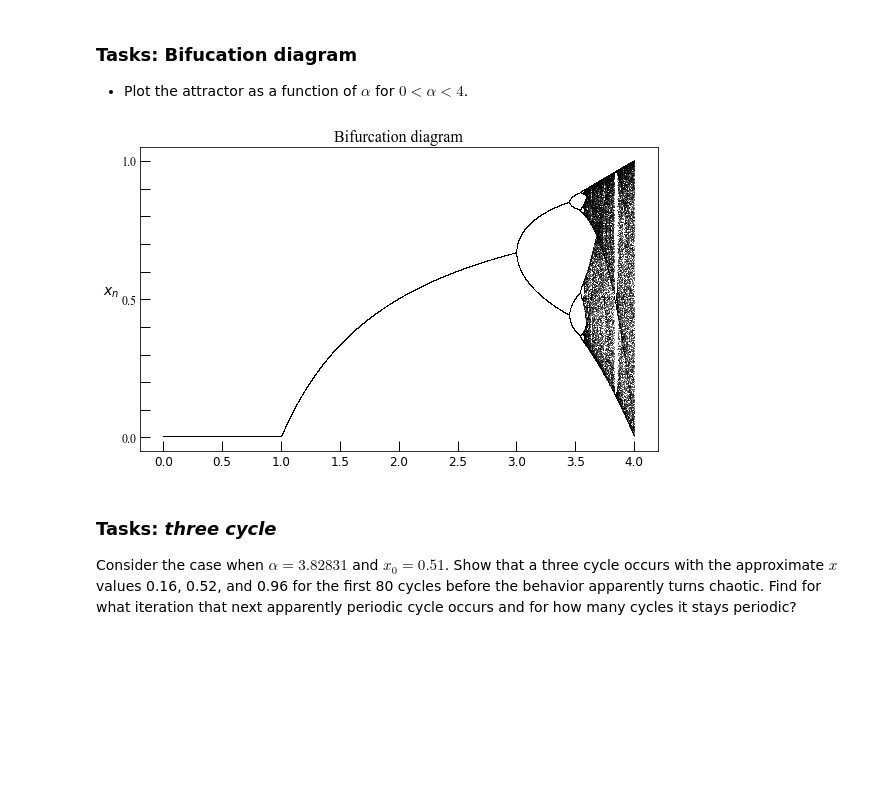
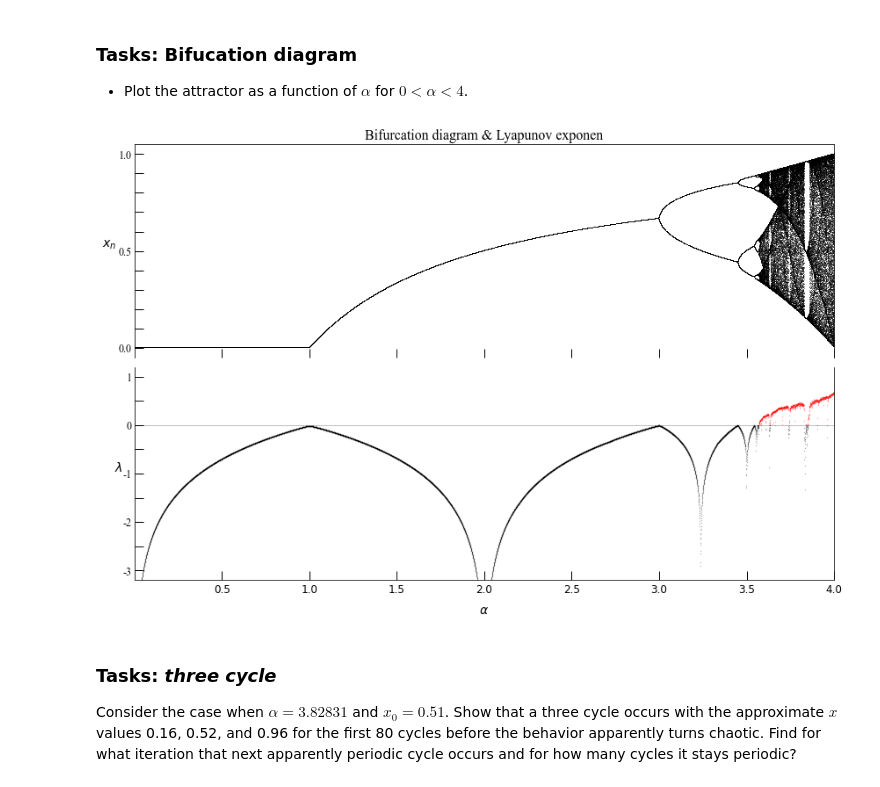
Before and after one commit to pcchen/Computation-in-Physics, a Jupyter notebook: 107022205/HW03/20211025 - Maping New 2.ipynb, the cells around one changed output. Saved outputs shown, nothing was run; the diff lists cells and outputs as text; code cells hidden in the pictures; blank space fills up the shorter version.

```diff
--- a/107022205/HW03/20211025 - Maping New 2.ipynb
+++ b/107022205/HW03/20211025 - Maping New 2.ipynb
@@ -228,42 +228,56 @@ def df(alpha, x):
 
 ca = 0 #counter a
 
-fig, pB = plt.subplots(figsize=(8, 5), sharex=True)
+fig, pB = plt.subplots(ncols=1, nrows=2, figsize=(12, 8), sharex=True)
 
 alpha_start = 0.000001
 alpha_end   = 4
-alpha_total = 5000
+alpha_total = 10000
 
 alpha_array = np.linspace(alpha_start, alpha_end, alpha_total)
 iterations = 500
 last = 50
 
 x0 = 0.1
 
 ly = np.zeros(alpha_total)
 
 x = x0
 
 for i in range(iterations):
 
     y = f(alpha_array, x)
 
     ly = ly + np.log(abs(alpha_array - 2 * alpha_array * x))
 
     if i >= (iterations - last):
-        pB.plot(alpha_array, y, ',k', alpha=.5)
+        pB[0].plot(alpha_array, y, ',k', alpha=.5)
 
     x = y
 
-pB.tick_params(direction='in', length=10, width=1, colors='k', labelsize=12)
-pB.set_ylabel(r'$x_n$', loc='center' ,rotation=0, fontsize=14, labelpad=10, fontname='Times New Roman')
-pB.set_yticks(np.linspace(0, 1, 11))
-pB.set_yticklabels(['0.0','','','','', '0.5','','','','', '1.0'], fontname='Times New Roman')
+pB[1].plot(alpha_array[ly < 0], ly[ly < 0]/ iterations, '.k', alpha=.5, ms=.5)
+pB[1].plot(alpha_array[ly >= 0], ly[ly >= 0]/ iterations, '.r', alpha=.5, ms =.5)
+pB[1].axhline(0, color='k', lw=.5, alpha=.5)
 
-pB.set_title("Bifurcation diagram", fontsize=16, fontname='Times New Roman')
+pB[0].spines['bottom'].set_visible(False)
+pB[0].tick_params(direction='in', length=10, width=1, colors='k', labelsize=12)
+pB[0].set_ylabel(r'$x_n$', loc='center' ,rotation=0, fontsize=14, labelpad=10, fontname='Times New Roman')
+pB[0].set_yticks(np.linspace(0, 1, 11))
+pB[0].set_yticklabels(['0.0','','','','', '0.5','','','','', '1.0'], fontname='Times New Roman')
+
+pB[1].spines['top'].set_visible(False)
+pB[1].tick_params(direction='in', length=10, width=1, colors='k', labelsize=12)
+pB[1].set_xlabel(r'$\alpha$', loc='center' ,rotation=0, fontsize=14, labelpad=10, fontname='Times New Roman')
+pB[1].set_ylabel(r'$\lambda$', loc='center' ,rotation=0, fontsize=14, labelpad=5, fontname='Times New Roman')
+pB[1].set_yticks([-3, -2.5, -2, -1.5, -1, -0.5, 0, 0.5, 1])
+pB[1].set_yticklabels(['-3', '',  '-2', '', '-1', '', '0', '', '1'], fontname='Times New Roman')
+pB[1].set_xlim([alpha_start, alpha_end])
+pB[1].set_ylim([-3.2, 1.2])
+
+pB[0].set_title("Bifurcation diagram & Lyapunov exponen", fontsize=16, fontname='Times New Roman')
 plt.tight_layout()
 # %% [output]
-[figure, old version]
+[figure, new version]
 # %% [markdown]
 ### Tasks: *three cycle*
 
```
Also changed, not shown: parts of 2 cells of this notebook.
